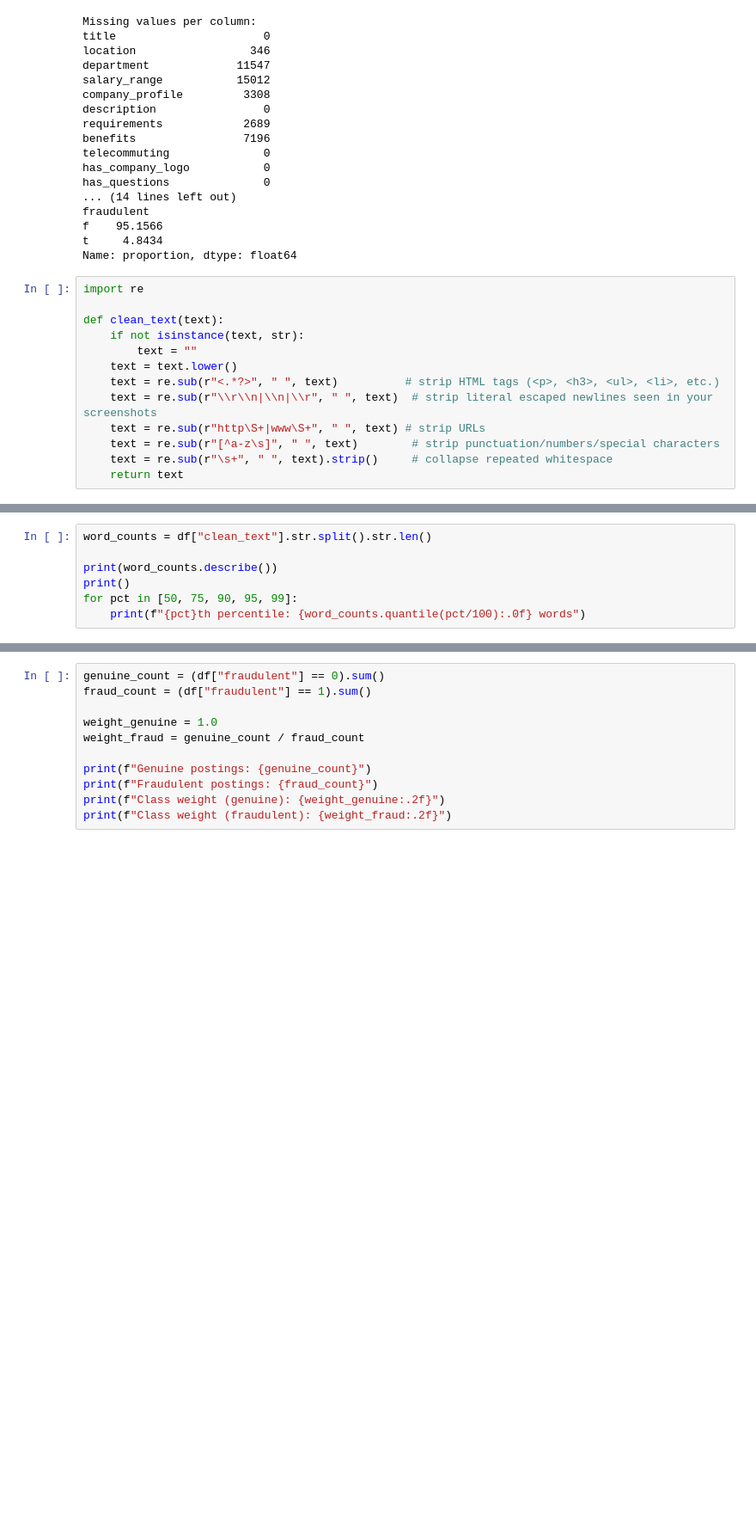
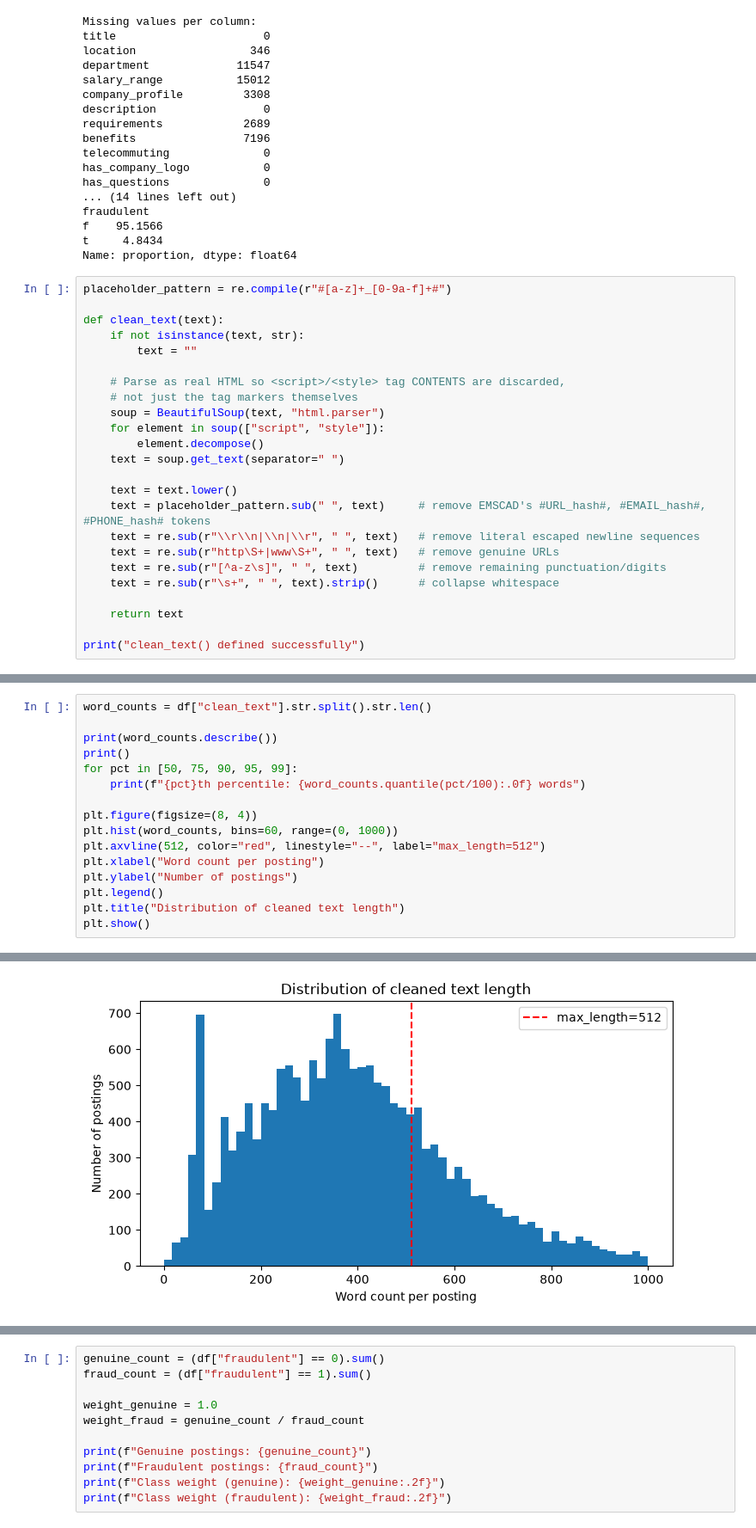
Before and after one commit to Sehba1/fraud-detector-fyp, a Jupyter notebook: ml/notebooks/01_eda.ipynb, the cells around one changed output, grey strips where cells are left out. Shown at 86% size. Drawn from its saved outputs; the diff is of its cells as text; blank space fills up the shorter version.

```diff
--- a/ml/notebooks/01_eda.ipynb
+++ b/ml/notebooks/01_eda.ipynb
@@ -53,15 +58,26 @@ f    95.1566
 t     4.8434
 Name: proportion, dtype: float64
 # %%
-import re
+placeholder_pattern = re.compile(r"#[a-z]+_[0-9a-f]+#")
 
 def clean_text(text):
     if not isinstance(text, str):
         text = ""
+
+    # Parse as real HTML so <script>/<style> tag CONTENTS are discarded,
+    # not just the tag markers themselves
+    soup = BeautifulSoup(text, "html.parser")
+    for element in soup(["script", "style"]):
+        element.decompose()
+    text = soup.get_text(separator=" ")
+
     text = text.lower()
-    text = re.sub(r"<.*?>", " ", text)          # strip HTML tags (<p>, <h3>, <ul>, <li>, etc.)
-    text = re.sub(r"\\r\\n|\\n|\\r", " ", text)  # strip literal escaped newlines seen in your screenshots
-    text = re.sub(r"http\S+|www\S+", " ", text) # strip URLs
-    text = re.sub(r"[^a-z\s]", " ", text)        # strip punctuation/numbers/special characters
-    text = re.sub(r"\s+", " ", text).strip()     # collapse repeated whitespace
+    text = placeholder_pattern.sub(" ", text)     # remove EMSCAD's #URL_hash#, #EMAIL_hash#, #PHONE_hash# tokens
+    text = re.sub(r"\\r\\n|\\n|\\r", " ", text)   # remove literal escaped newline sequences
+    text = re.sub(r"http\S+|www\S+", " ", text)   # remove genuine URLs
+    text = re.sub(r"[^a-z\s]", " ", text)         # remove remaining punctuation/digits
+    text = re.sub(r"\s+", " ", text).strip()      # collapse whitespace
+
     return text
+
+print("clean_text() defined successfully")
@@ -126,5 +174,14 @@ print(word_counts.describe())
 print()
 for pct in [50, 75, 90, 95, 99]:
     print(f"{pct}th percentile: {word_counts.quantile(pct/100):.0f} words")
+
+plt.figure(figsize=(8, 4))
+plt.hist(word_counts, bins=60, range=(0, 1000))
+plt.axvline(512, color="red", linestyle="--", label="max_length=512")
+plt.xlabel("Word count per posting")
+plt.ylabel("Number of postings")
+plt.legend()
+plt.title("Distribution of cleaned text length")
+plt.show()
 # %% [output]
 count    17880.000000
@@ -144,0 +202 @@ Name: clean_text, dtype: float64
+[figure, added]
```
Also changed, not shown: parts of 16 cells of this notebook, 1 other file.
